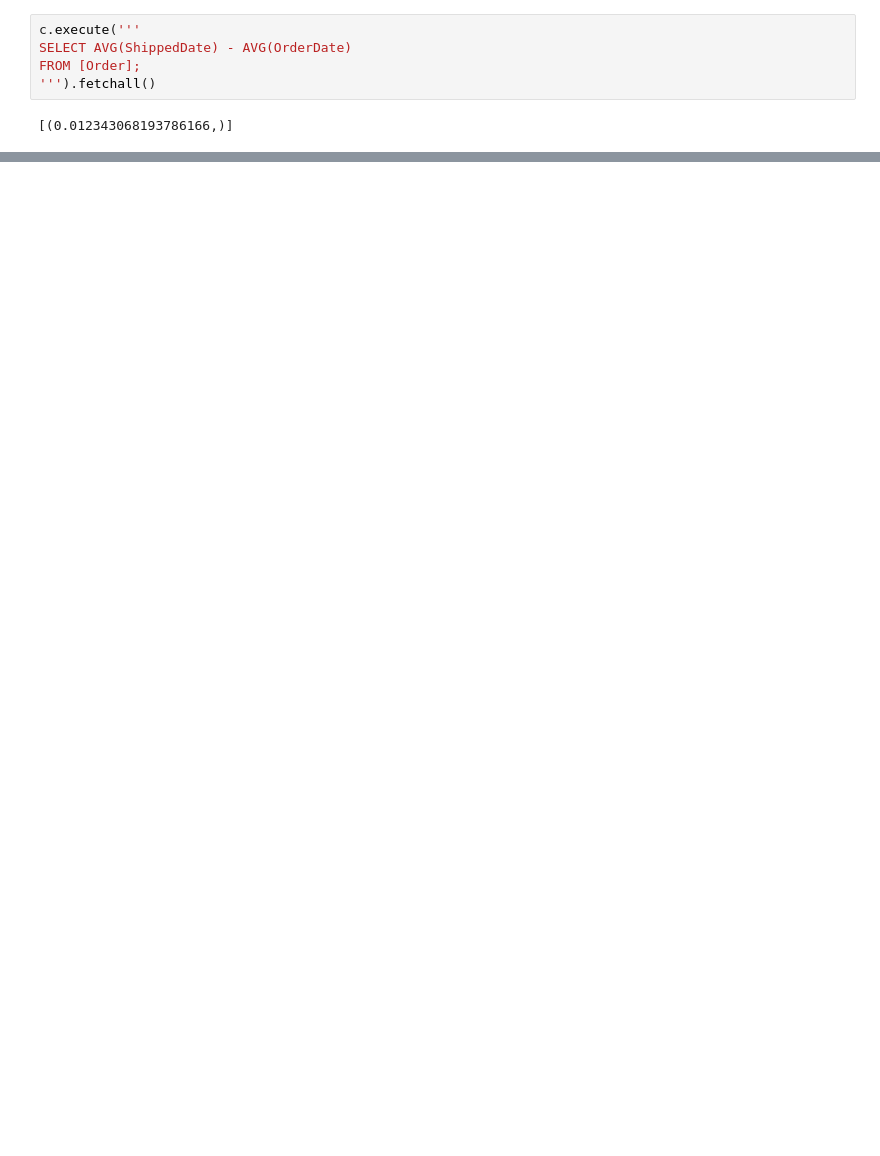
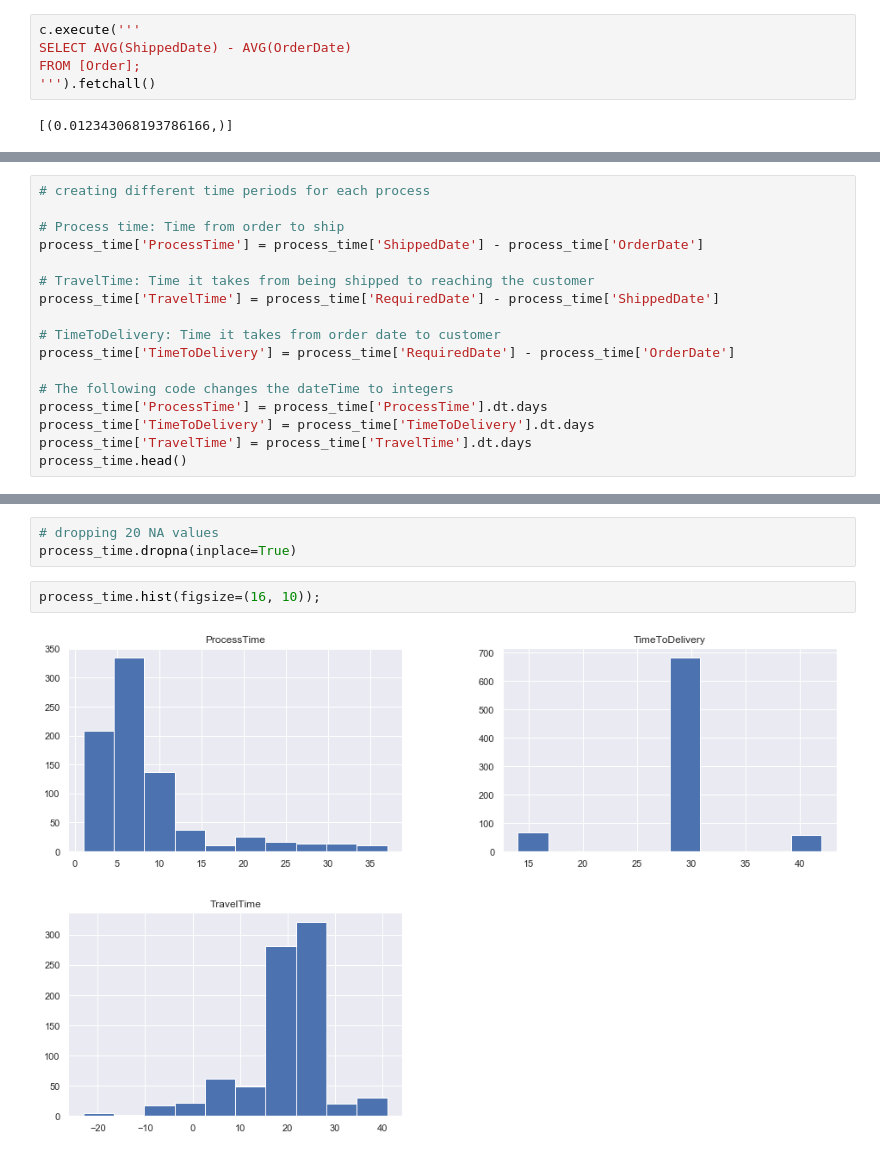
Before and after one commit to nitdip/dsc-2-final-project-online-ds-pt-100118, a Jupyter notebook: student.ipynb, the cells around one changed output, grey strips where cells are left out. Saved outputs shown, nothing was run; the diff lists cells and outputs as text; blank space fills up the shorter version.

```diff
--- a/student.ipynb
+++ b/student.ipynb
@@ -595,0 +588,17 @@ import statsmodels.api
+# %%
+# creating different time periods for each process
+
+# Process time: Time from order to ship
+process_time['ProcessTime'] = process_time['ShippedDate'] - process_time['OrderDate']
+
+# TravelTime: Time it takes from being shipped to reaching the customer
+process_time['TravelTime'] = process_time['RequiredDate'] - process_time['ShippedDate']
+
+# TimeToDelivery: Time it takes from order date to customer
+process_time['TimeToDelivery'] = process_time['RequiredDate'] - process_time['OrderDate']
+
+# The following code changes the dateTime to integers
+process_time['ProcessTime'] = process_time['ProcessTime'].dt.days
+process_time['TimeToDelivery'] = process_time['TimeToDelivery'].dt.days
+process_time['TravelTime'] = process_time['TravelTime'].dt.days
+process_time.head()
@@ -595,0 +638,7 @@ import statsmodels.api
+# %%
+# dropping 20 NA values
+process_time.dropna(inplace=True)
+# %%
+process_time.hist(figsize=(16, 10));
+# %% [output]
+[figure, added]
```
Also changed, not shown: parts of 33 cells of this notebook.
